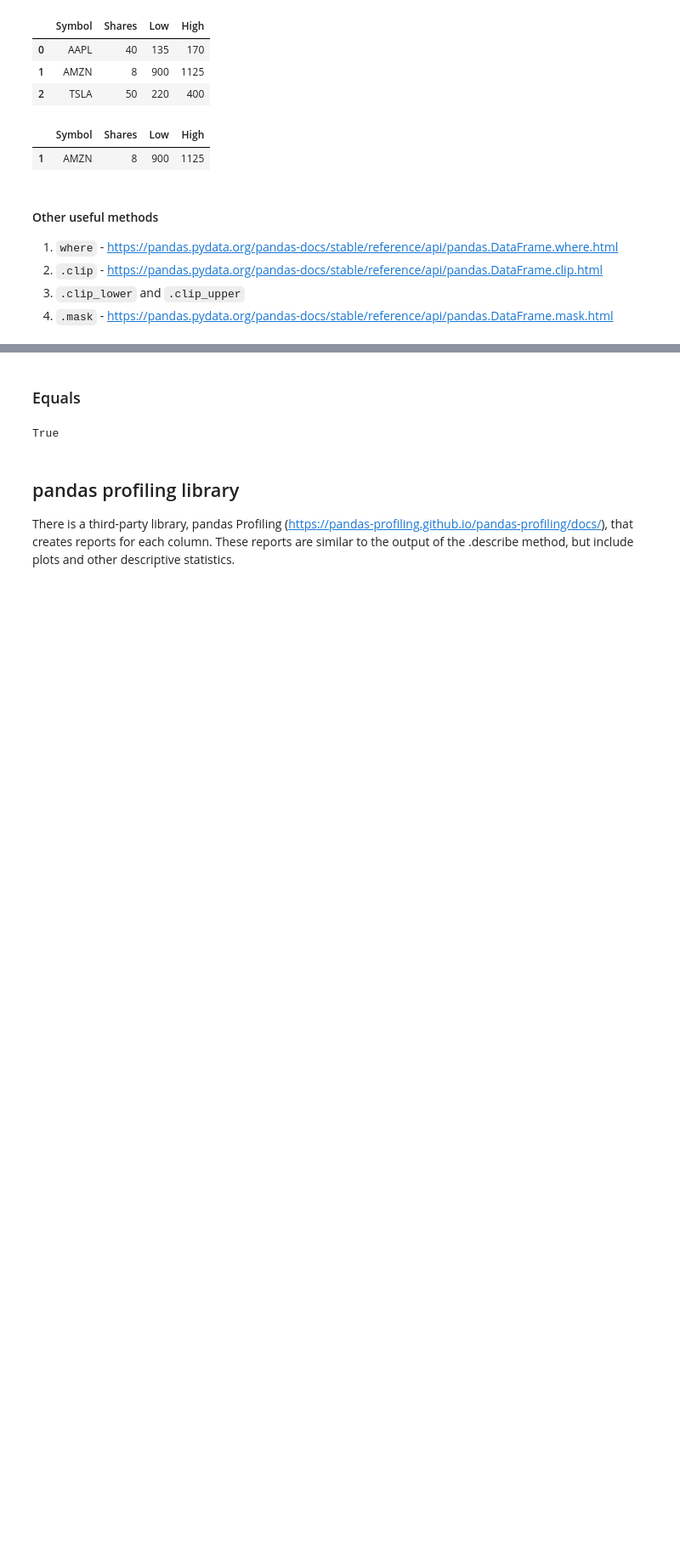
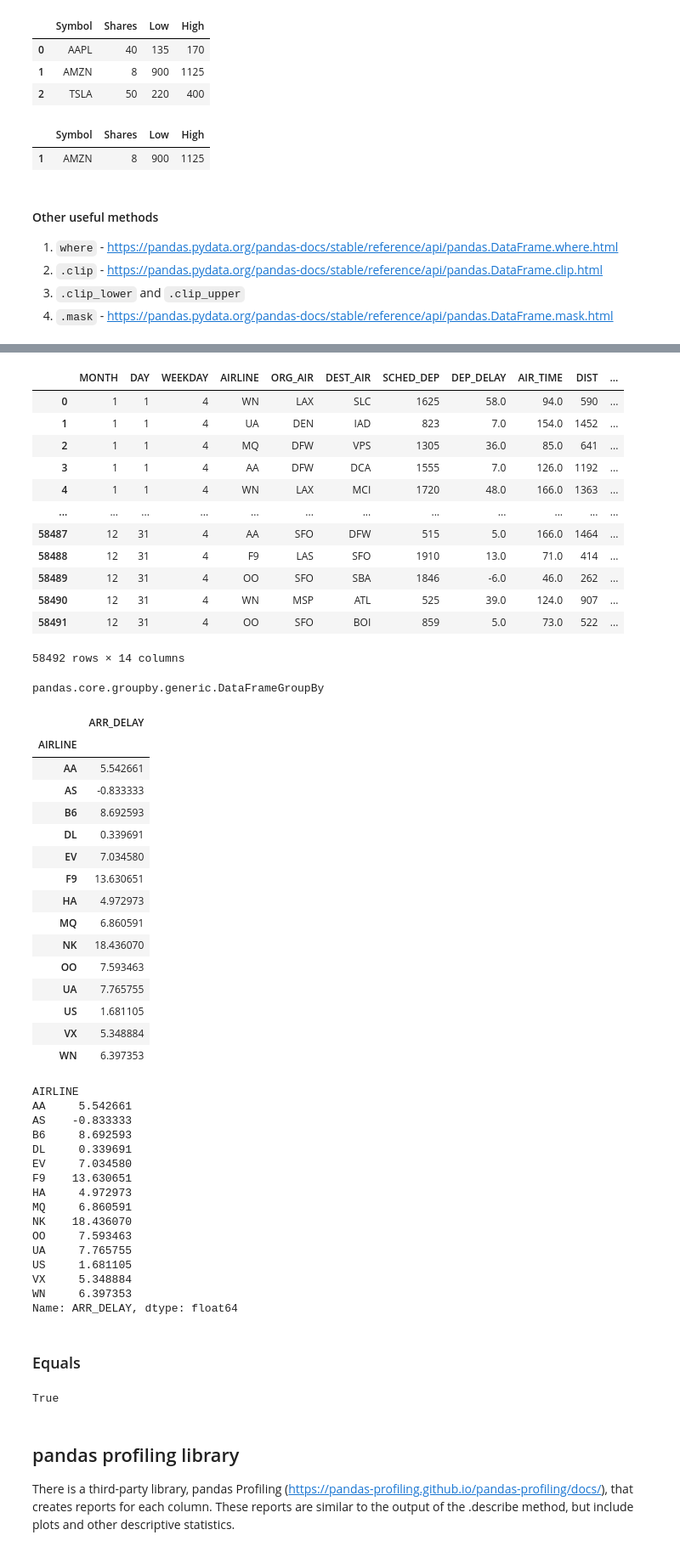
Before and after one commit to pkaran57/python-libs, a Jupyter notebook: pandas-lib/notebook/pandas.ipynb, the cells around one changed output, grey strips where cells are left out. Shown at 85% size. Cells and saved outputs as stored; diff of their text form; code cells hidden in the pictures; blank space fills up the shorter version.

```diff
--- a/pandas-lib/notebook/pandas.ipynb
+++ b/pandas-lib/notebook/pandas.ipynb
@@ -1350,3 +1352,65 @@ display(stocks.query(query))
+# %%
+flights = pd.read_csv('data/flights.csv')
+display(flights)
+
+# Define the grouping columns (AIRLINE), aggregating columns (ARR_DELAY), and aggregating functions (mean).
+# Place the grouping column in the .groupby method and then call the .agg method with a dictionary pairing the aggregating column with its aggregating function.
+groupByObj = flights.groupby('AIRLINE')
+display(type(groupByObj))
+display(groupByObj.agg({'ARR_DELAY':'mean'}))
+
+# average delay by airline
+display(flights
+        .groupby('AIRLINE')
+        ['ARR_DELAY']
+        .agg('mean'))
+# %% [output]
+|  | MONTH | DAY | WEEKDAY | AIRLINE | ORG_AIR | DEST_AIR | SCHED_DEP | DEP_DELAY | AIR_TIME | DIST | ... |
+| 0 | 1 | 1 | 4 | WN | LAX | SLC | 1625 | 58.0 | 94.0 | 590 | ... |
+| 1 | 1 | 1 | 4 | UA | DEN | IAD | 823 | 7.0 | 154.0 | 1452 | ... |
+| 2 | 1 | 1 | 4 | MQ | DFW | VPS | 1305 | 36.0 | 85.0 | 641 | ... |
+| 3 | 1 | 1 | 4 | AA | DFW | DCA | 1555 | 7.0 | 126.0 | 1192 | ... |
+| 4 | 1 | 1 | 4 | WN | LAX | MCI | 1720 | 48.0 | 166.0 | 1363 | ... |
+| ... | ... | ... | ... | ... | ... | ... | ... | ... | ... | ... | ... |
+| 58487 | 12 | 31 | 4 | AA | SFO | DFW | 515 | 5.0 | 166.0 | 1464 | ... |
+| 58488 | 12 | 31 | 4 | F9 | LAS | SFO | 1910 | 13.0 | 71.0 | 414 | ... |
+| 58489 | 12 | 31 | 4 | OO | SFO | SBA | 1846 | -6.0 | 46.0 | 262 | ... |
+| 58490 | 12 | 31 | 4 | WN | MSP | ATL | 525 | 39.0 | 124.0 | 907 | ... |
+| 58491 | 12 | 31 | 4 | OO | SFO | BOI | 859 | 5.0 | 73.0 | 522 | ... |
+58492 rows × 14 columns
+pandas.core.groupby.generic.DataFrameGroupBy
+|  | ARR_DELAY |
+| AIRLINE |  |
+| AA | 5.542661 |
+| AS | -0.833333 |
+| B6 | 8.692593 |
+| DL | 0.339691 |
+| EV | 7.034580 |
+| F9 | 13.630651 |
+| HA | 4.972973 |
+| MQ | 6.860591 |
+| NK | 18.436070 |
+| OO | 7.593463 |
+| UA | 7.765755 |
+| US | 1.681105 |
+| VX | 5.348884 |
+| WN | 6.397353 |
+AIRLINE
+AA     5.542661
+AS    -0.833333
+B6     8.692593
+DL     0.339691
+EV     7.034580
+F9    13.630651
+HA     4.972973
+MQ     6.860591
+NK    18.436070
+OO     7.593463
+UA     7.765755
+US     1.681105
+VX     5.348884
+WN     6.397353
+Name: ARR_DELAY, dtype: float64
 # %% [markdown]
 ### Equals
 # %%
```
Also changed, not shown: parts of 5 cells of this notebook, 1 other file.
